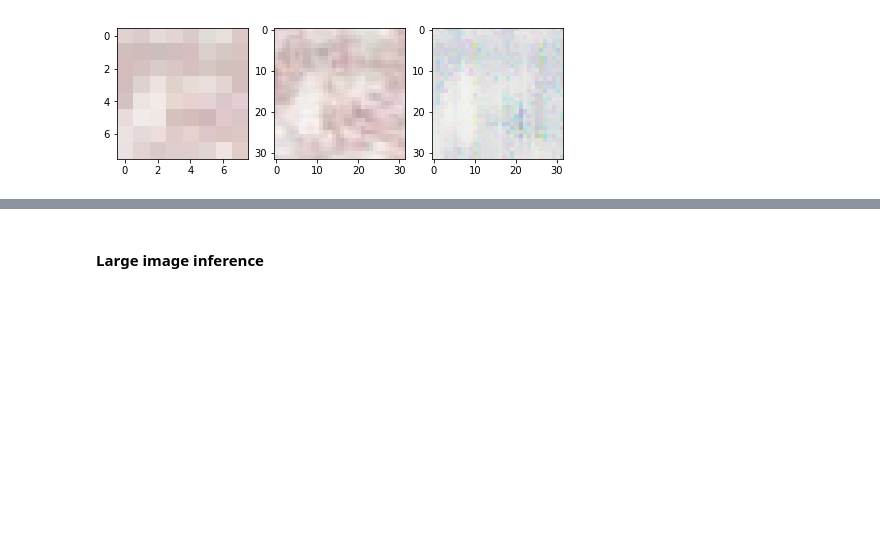
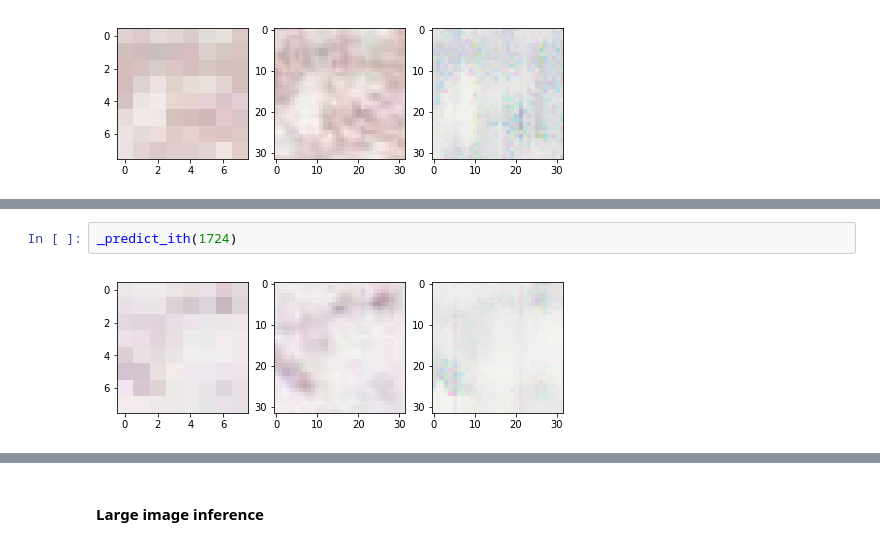
Before and after one commit to cwbeitel/tk, a Jupyter notebook: docs/demo.ipynb, the cells around one changed output, grey strips where cells are left out. Cells and saved outputs as stored; diff of their text form; blank space fills up the shorter version.

```diff
--- a/docs/demo.ipynb
+++ b/docs/demo.ipynb
@@ -488,0 +552,4 @@ _predict_ith(2142)
+# %%
+_predict_ith(1724)
+# %% [output]
+[figure, added]
```
Also changed, not shown: parts of 67 cells of this notebook, 1 other file.
